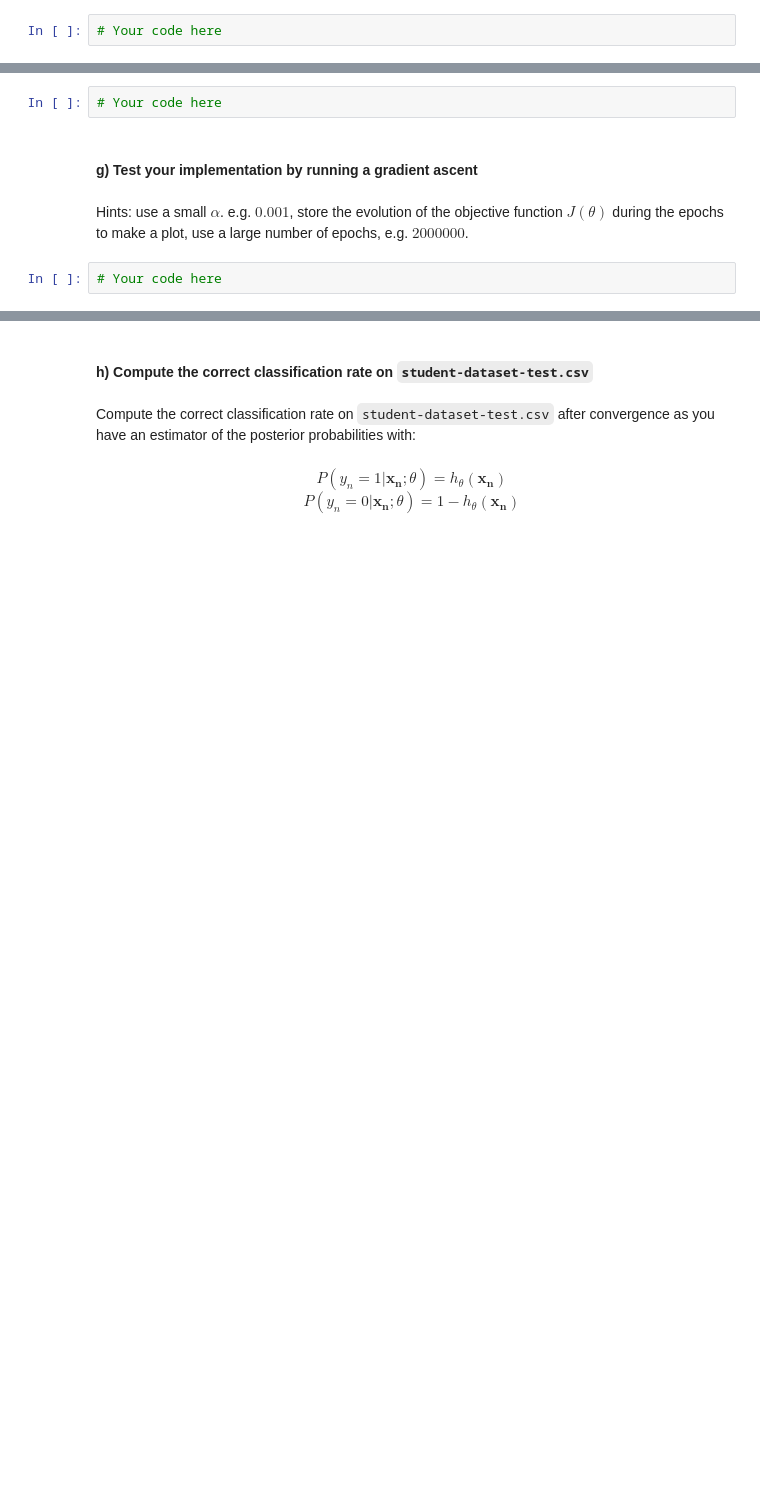
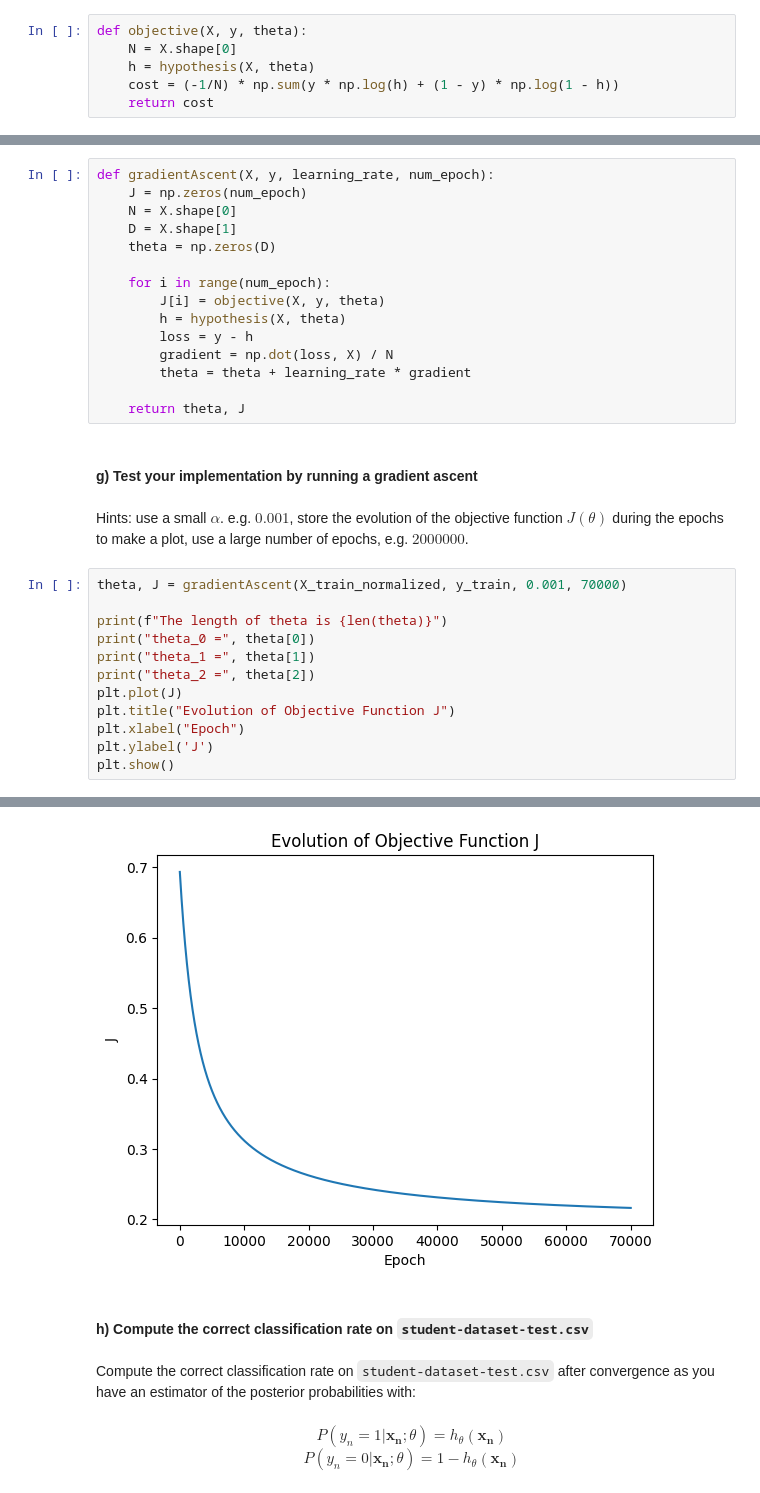
Before and after one commit to bastienvty/mse_machle, a Jupyter notebook: pw06/ex1-logistic-regression/ex1-logistic-regression-stud.ipynb, the cells around one changed output, grey strips where cells are left out. Cells and saved outputs as stored; diff of their text form; blank space fills up the shorter version.

```diff
--- a/pw06/ex1-logistic-regression/ex1-logistic-regression-stud.ipynb
+++ b/pw06/ex1-logistic-regression/ex1-logistic-regression-stud.ipynb
@@ -48,7 +106,11 @@ Hint: implement it so that the computation can take the full array $X$ with $h(\
 # %% [markdown]
 <center>$J(\theta) = \frac{1}{N} \sum_{n=1}^{N} y_{n} \log h_{\theta}(\mathbf{x_{n}}) + (1-y_{n}) \log (1 - h_{\theta} (\mathbf{x_{n}}))$</center>
 # %%
-# Your code here
+def objective(X, y, theta):
+    N = X.shape[0]
+    h = hypothesis(X, theta)
+    cost = (-1/N) * np.sum(y * np.log(h) + (1 - y) * np.log(1 - h))
+    return cost
 # %% [markdown]
 #### f) Implement the gradient ascent
 # %% [markdown]
@@ -56,10 +118,34 @@ In a similar way as in PW02 and PW03, implement the gradient ascent with the upd
 # %% [markdown]
 <center>$\theta_{i} \leftarrow \theta_{i} + \alpha \frac{1}{N} \sum_{n=1}^{N} (y_{n} - h_{\theta}(\mathbf{x}_{n})) x_{n,i}$</center>
 # %%
-# Your code here
+def gradientAscent(X, y, learning_rate, num_epoch):
+    J = np.zeros(num_epoch)
+    N = X.shape[0]
+    D = X.shape[1]
+    theta = np.zeros(D)
+
+    for i in range(num_epoch):
+        J[i] = objective(X, y, theta)
+        h = hypothesis(X, theta)
+        loss = y - h
+        gradient = np.dot(loss, X) / N
+        theta = theta + learning_rate * gradient
+
+    return theta, J
 # %% [markdown]
 #### g) Test your implementation by running a gradient ascent
 # %% [markdown]
 Hints: use a small $\alpha$. e.g. $0.001$,  store the evolution of the objective function $J(\theta)$ during the epochs to make a plot, use a large number of epochs, e.g. $2000000$.
 # %%
-# Your code here
+theta, J = gradientAscent(X_train_normalized, y_train, 0.001, 70000)
+
+print(f"The length of theta is {len(theta)}")
+print("theta_0 =", theta[0])
+print("theta_1 =", theta[1])
+print("theta_2 =", theta[2])
+plt.plot(J)
+plt.title("Evolution of Objective Function J")
+plt.xlabel("Epoch")
+plt.ylabel('J')
+plt.show()
+# %% [output]
@@ -66,3 +156,4 @@ Hints: use a small $\alpha$. e.g. $0.001$,  store the evolution of the objective
+[figure, added]
 # %% [markdown]
 #### h) Compute the correct classification rate on `student-dataset-test.csv`
 # %% [markdown]
```
Also changed, not shown: parts of 18 cells of this notebook.
